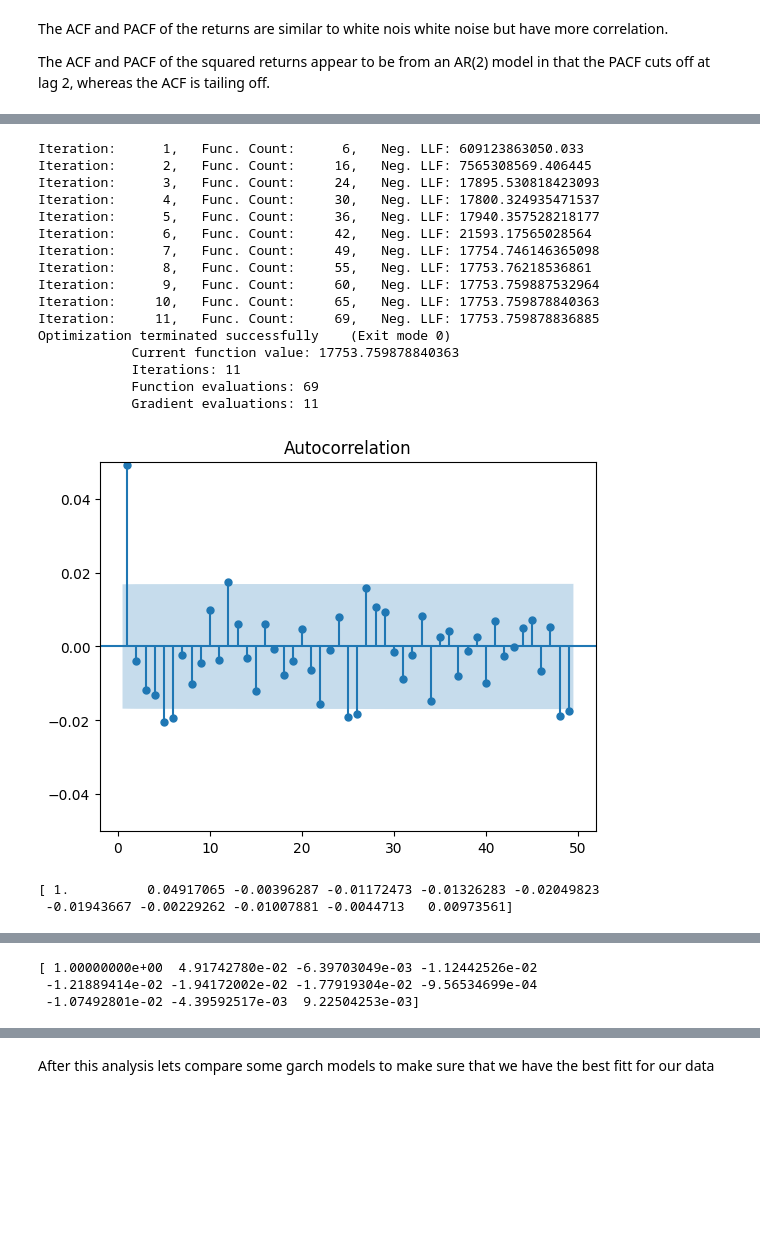
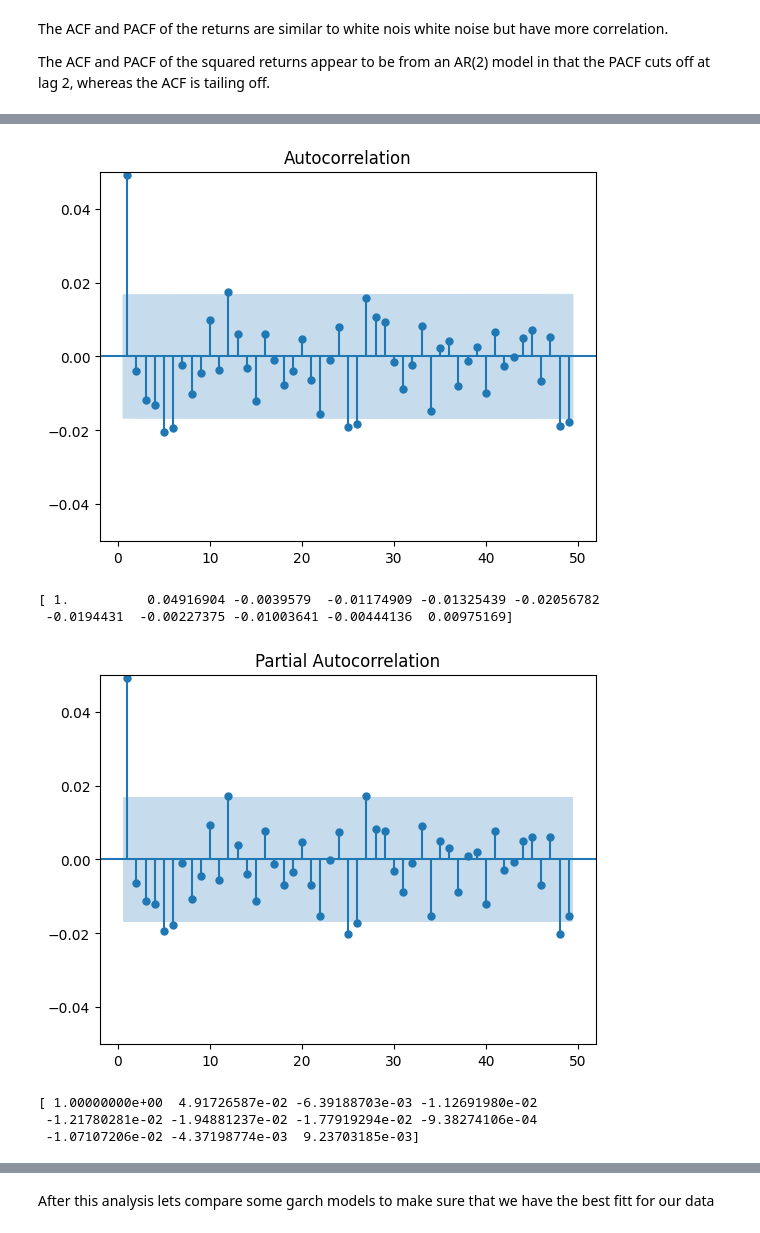
Before and after one commit to TheNoobGoda/time_series_project, a Jupyter notebook: yahoo_stock.ipynb, the cells around one changed output, grey strips where cells are left out. Saved outputs shown, nothing was run; the diff lists cells and outputs as text; code cells hidden in the pictures; blank space fills up the shorter version.

```diff
--- a/yahoo_stock.ipynb
+++ b/yahoo_stock.ipynb
@@ -507,34 +536,22 @@ Optimization terminated successfully    (Exit mode 0)
 # %%
 model_garch = arch_model(returns,vol="GARCH",p=1,q=1)
-result = model_garch.fit()
+result = model_garch.fit(disp='off')
 
 acf= sm.tsa.acf(result.std_resid,nlags=10)
 tsaplots.plot_acf(result.std_resid, lags=range(1,50))
 plt.ylim(-0.05,0.05)
 plt.show()
 print(acf)
 pacf= sm.tsa.pacf(result.std_resid,nlags=10)
 tsaplots.plot_pacf(result.std_resid,lags=range(1,50))
 plt.ylim(-0.05,0.05)
 plt.show()
 print(pacf)
 # %% [output]
+[figure]
-Iteration:      1,   Func. Count:      6,   Neg. LLF: 609123863050.033
-Iteration:      2,   Func. Count:     16,   Neg. LLF: 7565308569.406445
-Iteration:      3,   Func. Count:     24,   Neg. LLF: 17895.530818423093
-Iteration:      4,   Func. Count:     30,   Neg. LLF: 17800.324935471537
-Iteration:      5,   Func. Count:     36,   Neg. LLF: 17940.357528218177
-Iteration:      6,   Func. Count:     42,   Neg. LLF: 21593.17565028564
-Iteration:      7,   Func. Count:     49,   Neg. LLF: 17754.746146365098
-Iteration:      8,   Func. Count:     55,   Neg. LLF: 17753.76218536861
-Iteration:      9,   Func. Count:     60,   Neg. LLF: 17753.759887532964
-Iteration:     10,   Func. Count:     65,   Neg. LLF: 17753.759878840363
-Iteration:     11,   Func. Count:     69,   Neg. LLF: 17753.759878836885
-Optimization terminated successfully    (Exit mode 0)
-            Current function value: 17753.759878840363
-            Iterations: 11
-            Function evaluations: 69
-            Gradient evaluations: 11
+[ 1.          0.04916904 -0.0039579  -0.01174909 -0.01325439 -0.02056782
+ -0.0194431  -0.00227375 -0.01003641 -0.00444136  0.00975169]
-[figure]
+[figure]
-[ 1.          0.04917065 -0.00396287 -0.01172473 -0.01326283 -0.02049823
- -0.01943667 -0.00229262 -0.01007881 -0.0044713   0.00973561]
+[ 1.00000000e+00  4.91726587e-02 -6.39188703e-03 -1.12691980e-02
+ -1.21780281e-02 -1.94881237e-02 -1.77919294e-02 -9.38274106e-04
+ -1.07107206e-02 -4.37198774e-03  9.23703185e-03]
@@ -542,3 +557,0 @@ Optimization terminated successfully    (Exit mode 0)
-[ 1.00000000e+00  4.91742780e-02 -6.39703049e-03 -1.12442526e-02
- -1.21889414e-02 -1.94172002e-02 -1.77919304e-02 -9.56534699e-04
- -1.07492801e-02 -4.39592517e-03  9.22504253e-03]
```
Also changed, not shown: parts of 24 cells of this notebook, 1 other file.
